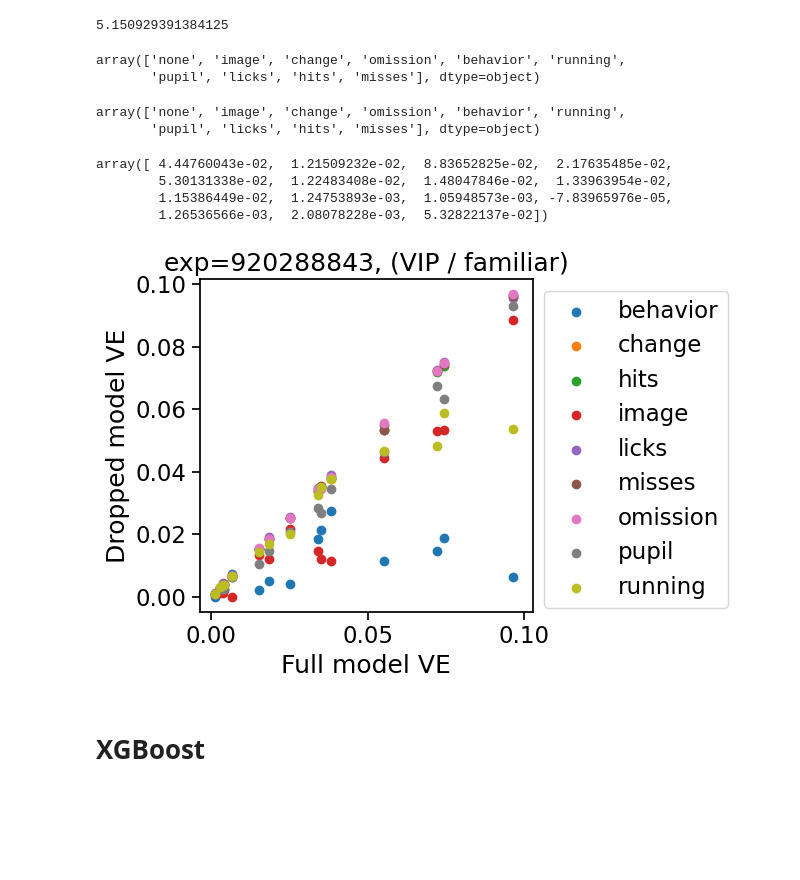
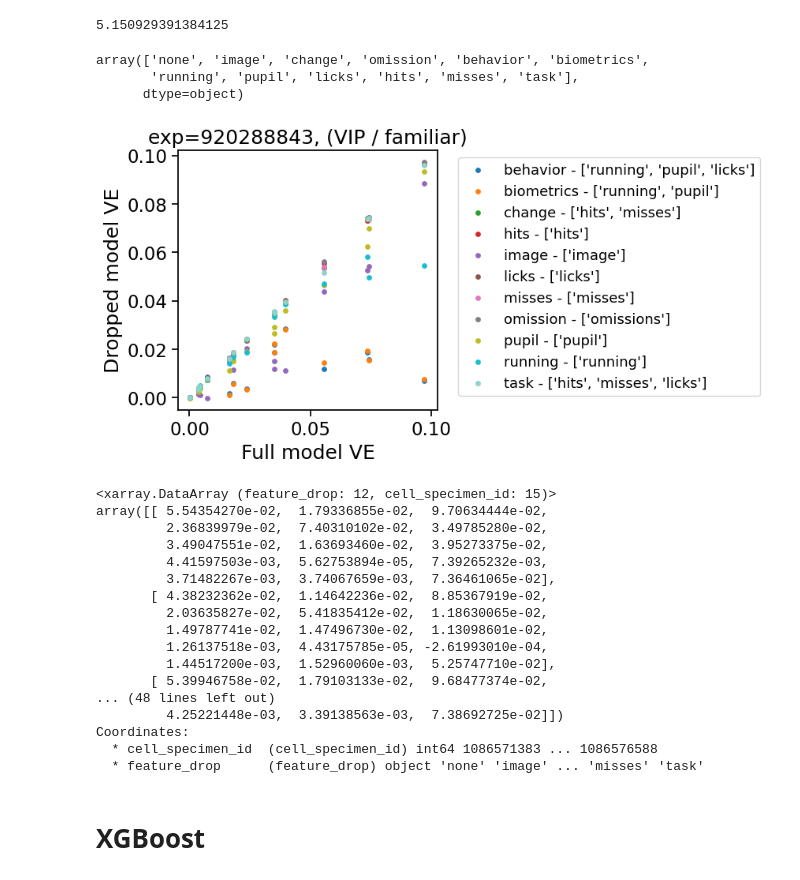
Before and after one commit to AllenNeuralDynamics/lamf_analysis_lims, a Jupyter notebook: encoding/notebooks/240118_boosting_tests.ipynb, the cells around one changed output. Saved outputs shown, nothing was run; the diff lists cells and outputs as text; code cells hidden in the pictures; blank space fills up the shorter version.

```diff
--- a/encoding/notebooks/240118_boosting_tests.ipynb
+++ b/encoding/notebooks/240118_boosting_tests.ipynb
@@ -728,7 +745,7 @@ Coordinates:
 5. "prediction" based on the real prediction using the split, not from the re-calculation using the whole data (will lead to overfitting)
 # %%
 def get_split_inds(X, num_folds=5):
-    time_inds = np.arange(len(X.coords[coords[1]].values))
+    time_inds = np.arange(len(X.timestamps.values))
     np.random.shuffle(time_inds)
     ridge_splits_inds = np.array_split(time_inds, num_folds)
     np.random.shuffle(time_inds)
@@ -776,8 +793,18 @@ def fit_regularized_single(trace, X, lam):
     Returns: XArray
     '''
     # Compute the weights
+    # try:
     W = np.dot(np.linalg.inv(np.dot(X.T, X) + lam * np.eye(X.shape[-1])),
-               np.dot(X.T, trace))
+            np.dot(X.T, trace))
+    # except:
+    #     try:
+    #         lam += 0.001
+    #         W = np.dot(np.linalg.inv(np.dot(X.T, X) + lam * np.eye(X.shape[-1])),
+    #                 np.dot(X.T, trace))
+    #     except:
+    #         W = xr.DataArray(np.zeros(X.shape[-1]),
+    #                         dims='weights',
+    #                         coords={'weights': X.weights.values})
 
     return W
 
@@ -825,7 +852,7 @@ def fit_cell(interp_events, X, fit_split_inds, optimal_lam):
         interp_events_test = interp_events.isel(timestamps=test_inds)
         for ci in range(interp_events.shape[1]):
             W = fit_regularized_single(interp_events_train.isel(cell_specimen_id=ci).values,
-                                X_train, int(optimal_lam.values[ci]))
+                                X_train, optimal_lam.values[ci])
             pred = np.dot(X_test.values, W)
             y = interp_events_test.values[:,ci]
             var_exp_values[ci, fi] = 1 - np.mean((y - pred)**2) / np.mean((y - np.mean(y))**2)
@@ -864,11 +952,13 @@ feature_drop_prefix = {'image': ['image'],
                   'change': ['hits', 'misses'],
                   'omission': ['omissions'],
                   'behavior': ['running', 'pupil', 'licks'],
+                  'biometrics': ['running', 'pupil'],
                   'running': ['running'],
                   'pupil': ['pupil'],
                   'licks': ['licks'],
                   'hits': ['hits'],
                   'misses': ['misses'],
+                  'task': ['hits', 'misses', 'licks']
                   }
 interp_events = get_interpolated_events(session, X)
 ridge_splits_inds, fit_splits_inds = get_split_inds(X, num_folds=5)
@@ -910,40 +1000,53 @@ sys.getsizeof(predicted_events.values)/(2**20)*30*4/1024
 5.150929391384125
 # %%
 mean_var_exp = var_exp.mean(dim='fold', skipna=True)
-# %%
-mean_var_exp.coords['feature_drop'].values
-# %% [output]
-array(['none', 'image', 'change', 'omission', 'behavior', 'running',
-       'pupil', 'licks', 'hits', 'misses'], dtype=object)
 # %%
 mean_var_exp.feature_drop.values
 # %% [output]
-array(['none', 'image', 'change', 'omission', 'behavior', 'running',
-       'pupil', 'licks', 'hits', 'misses'], dtype=object)
+array(['none', 'image', 'change', 'omission', 'behavior', 'biometrics',
+       'running', 'pupil', 'licks', 'hits', 'misses', 'task'],
+      dtype=object)
-# %%
-mean_var_exp.sel(feature_drop='image').values
-# %% [output]
-array([ 4.44760043e-02,  1.21509232e-02,  8.83652825e-02,  2.17635485e-02,
-        5.30131338e-02,  1.22483408e-02,  1.48047846e-02,  1.33963954e-02,
-        1.15386449e-02,  1.24753893e-03,  1.05948573e-03, -7.83965976e-05,
-        1.26536566e-03,  2.08078228e-03,  5.32822137e-02])
 # %%
 drop_names = np.setdiff1d(mean_var_exp.coords['feature_drop'].values, ['none'])
-fig, ax = plt.subplots()
-for name in drop_names:
+cmap1 = plt.get_cmap('tab10')
+cmap2 = plt.get_cmap('Set3')
+cmap_list = [cmap1(i) for i in range(10)] + [cmap2(i) for i in range(12)]
+fig, ax = plt.subplots(figsize=(9,9))
+for ni, name in enumerate(drop_names):
     ax.scatter(mean_var_exp.sel(feature_drop='none').values,
                mean_var_exp.sel(feature_drop=name).values,
-               label=name)
+               s = 15,
+               label=f'{name} - {feature_drop_prefix[name]}', color=cmap_list[ni])
 ax.set_xlabel('Full model VE')
 ax.set_ylabel('Dropped model VE')
-ax.legend(loc='upper left', bbox_to_anchor=(1, 1))
+ax.legend(loc='upper left', bbox_to_anchor=(1.05, 1), fontsize=13)
 ax.axis('square')
 
 row = selected_oeids[selected_oeids.index == oeid]
 ax.set_title(f'exp={oeid}, ({row.cre.values[0]} / {row.session_type.values[0]})')
 fig.tight_layout()
 # %% [output]
-[figure, old version]
+[figure, new version]
+# %%
+mean_var_exp
+# %% [output]
+<xarray.DataArray (feature_drop: 12, cell_specimen_id: 15)>
+array([[ 5.54354270e-02,  1.79336855e-02,  9.70634444e-02,
+         2.36839979e-02,  7.40310102e-02,  3.49785280e-02,
+         3.49047551e-02,  1.63693460e-02,  3.95273375e-02,
+         4.41597503e-03,  5.62753894e-05,  7.39265232e-03,
+         3.71482267e-03,  3.74067659e-03,  7.36461065e-02],
+       [ 4.38232362e-02,  1.14642236e-02,  8.85367919e-02,
+         2.03635827e-02,  5.41835412e-02,  1.18630065e-02,
+         1.49787741e-02,  1.47496730e-02,  1.13098601e-02,
+         1.26137518e-03,  4.43175785e-05, -2.61993010e-04,
+         1.44517200e-03,  1.52960060e-03,  5.25747710e-02],
+       [ 5.39946758e-02,  1.79103133e-02,  9.68477374e-02,
+... (48 lines left out)
+         4.25221448e-03,  3.39138563e-03,  7.38692725e-02]])
+Coordinates:
+  * cell_specimen_id  (cell_specimen_id) int64 1086571383 ... 1086576588
+  * feature_drop      (feature_drop) object 'none' 'image' ... 'misses' 'task'
 # %% [markdown]
 # XGBoost
 # %%
```
Also changed, not shown: parts of 26 cells of this notebook, 5 other files.
